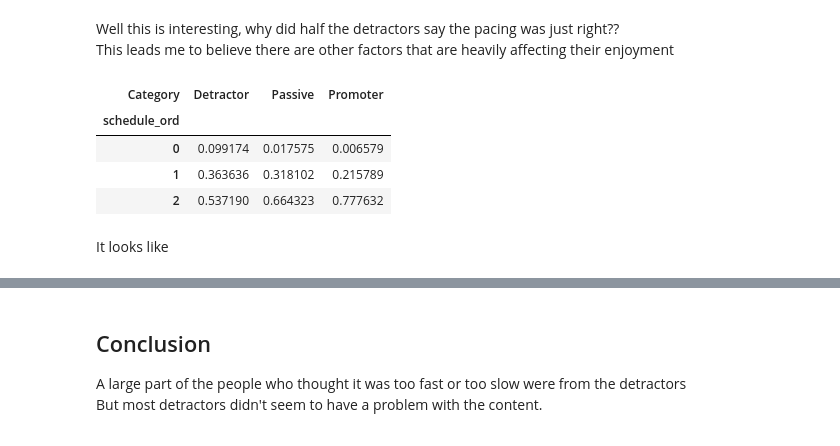
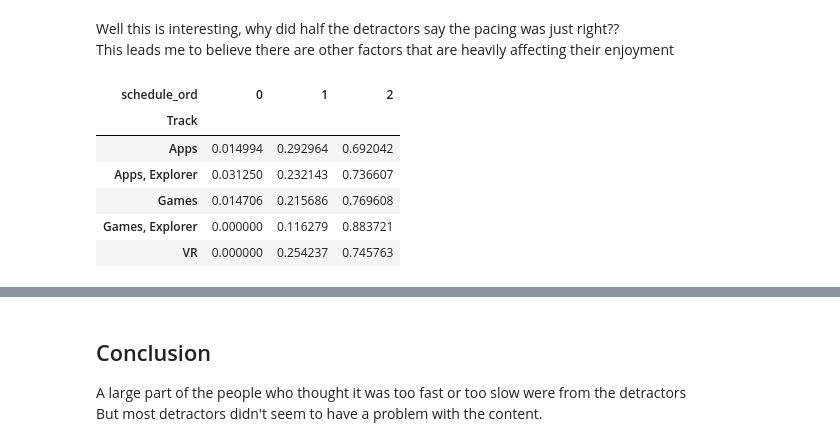
Before and after one commit to kevin-meyers/data-visualizations, a Jupyter notebook: notebooks/NPS_data_wrangling.ipynb, the cells around one changed output, grey strips where cells are left out. Cells and saved outputs as stored; diff of their text form; code cells hidden in the pictures.

```diff
--- a/notebooks/NPS_data_wrangling.ipynb
+++ b/notebooks/NPS_data_wrangling.ipynb
@@ -23,3 +25,7 @@ The dropoff in week 8 is so high I might consider dropping the week entirely to
+# %%
+# The dropoff in week 8 is so high I might consider dropping the week entirely to prevent missinformation
+
+df = df.loc[df['Week'] != 'Week 8']
 # %%
 def promoter_level(rating):
     ''' Something to note is that there are 0's in the data
@@ -109,12 +121,12 @@ df['schedule_ord'] = df['Schedule Pacing'].map(pacing_ord_map)
 Well this is interesting, why did half the detractors say the pacing was just right??<br />
 This leads me to believe there are other factors that are heavily affecting their enjoyment
 # %%
-pd.crosstab(df['schedule_ord'], df['Category'], normalize='columns')
+pd.crosstab(df['Track'], df['schedule_ord'], normalize='index')
 # %% [output]
-| Category | Detractor | Passive | Promoter |
-| schedule_ord |  |  |  |
-| 0 | 0.099174 | 0.017575 | 0.006579 |
-| 1 | 0.363636 | 0.318102 | 0.215789 |
-| 2 | 0.537190 | 0.664323 | 0.777632 |
+| schedule_ord | 0 | 1 | 2 |
+| Track |  |  |  |
+| Apps | 0.014994 | 0.292964 | 0.692042 |
+| Apps, Explorer | 0.031250 | 0.232143 | 0.736607 |
+| Games | 0.014706 | 0.215686 | 0.769608 |
+| Games, Explorer | 0.000000 | 0.116279 | 0.883721 |
+| VR | 0.000000 | 0.254237 | 0.745763 |
-# %% [markdown]
-It looks like
```
Also changed, not shown: parts of 32 cells of this notebook.
